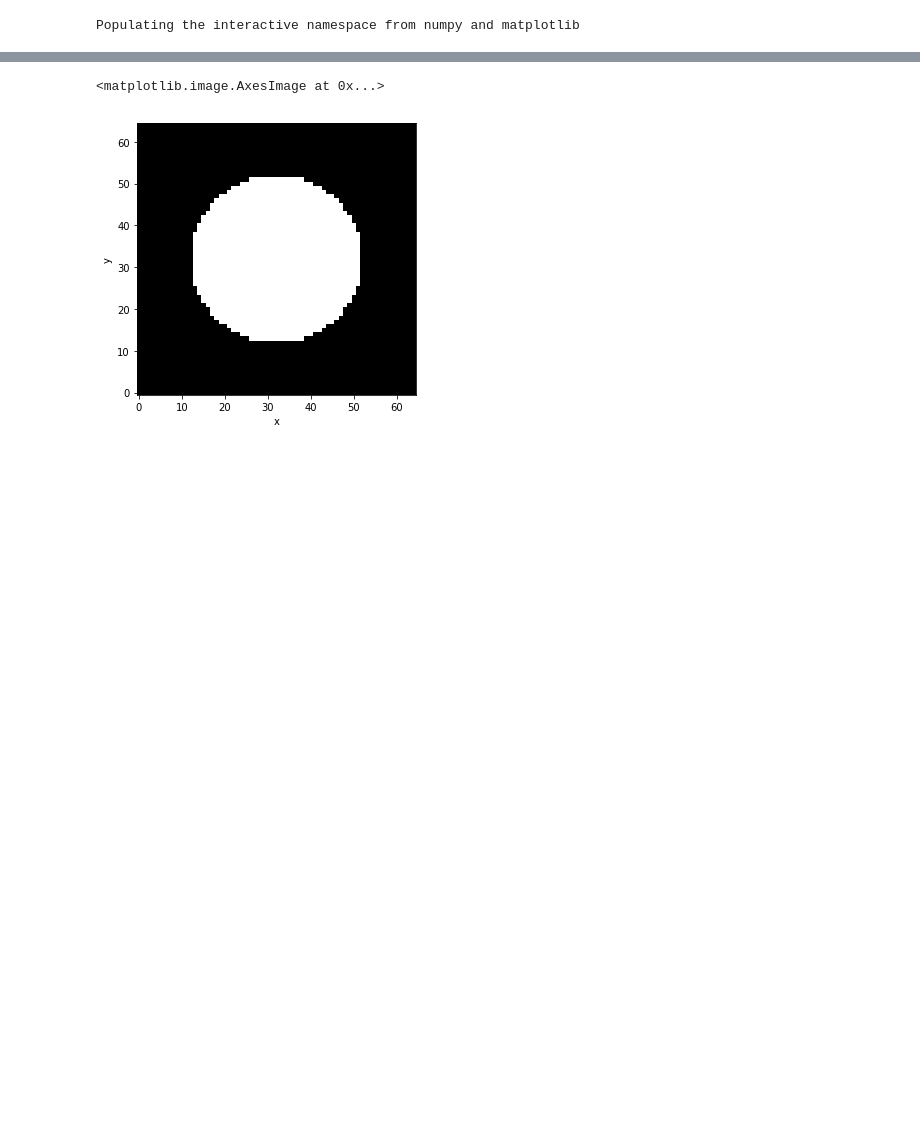
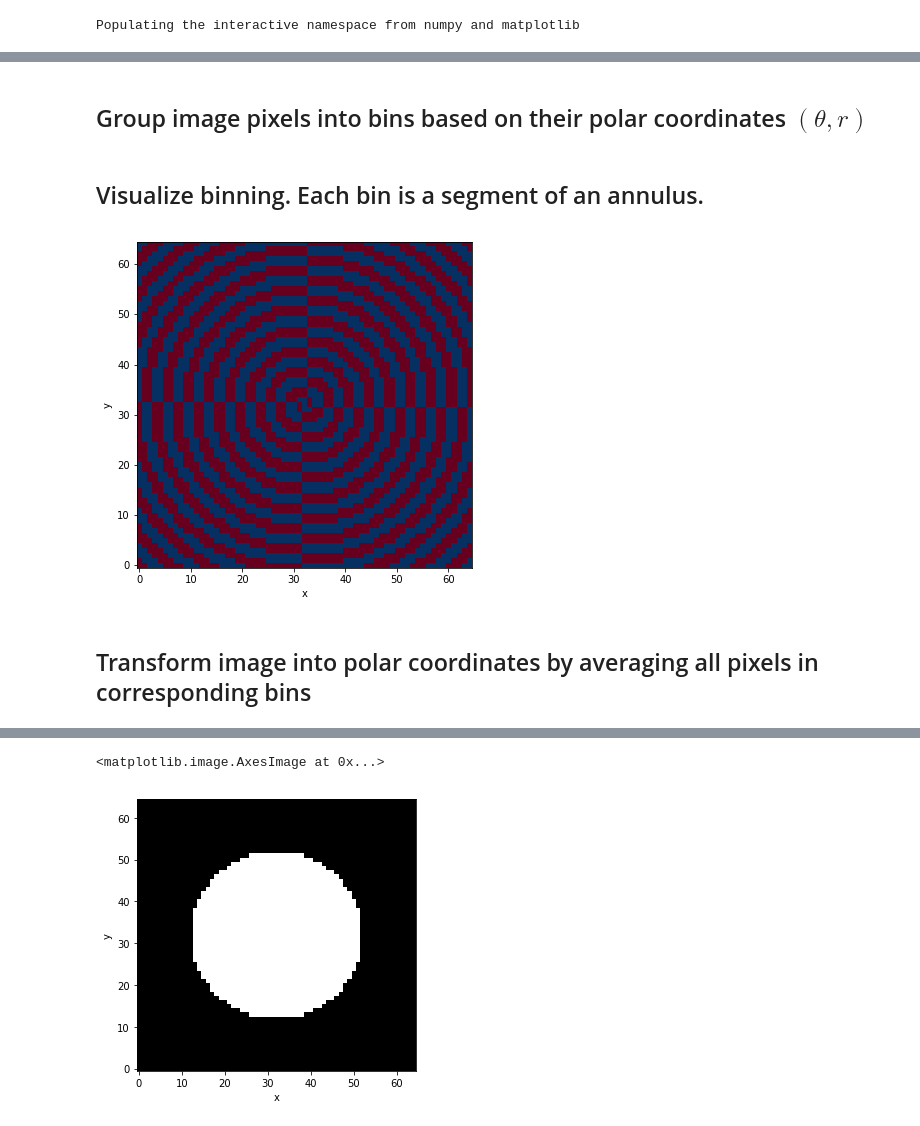
Before and after one commit to drkutuzov/image-to-polar, a Jupyter notebook: tutorial.ipynb, the cells around one changed output, grey strips where cells are left out. Drawn from its saved outputs; the diff is of its cells as text; code cells hidden in the pictures; blank space fills up the shorter version.

```diff
--- a/tutorial.ipynb
+++ b/tutorial.ipynb
@@ -9,0 +26,2 @@ imshow_kwg = {'size': 5, 'aspect': 1, 'cmap': 'afmhot', 'add_colorbar': 0}
+# %%
+cart_to_polar_mapping = trf.cart_to_polar_map(test_image1.x, test_image1.y, origin)
@@ -9,0 +39,12 @@ imshow_kwg = {'size': 5, 'aspect': 1, 'cmap': 'afmhot', 'add_colorbar': 0}
+# %% [markdown]
+## Group image pixels into bins based on their polar coordinates $(\theta, r)$
+# %%
+bins = trf.make_bins(cart_to_polar_mapping, theta=linspace(-pi, pi, 5), r=arange(0, 47, 2.))
+# %% [markdown]
+## Visualize binning. Each bin is a segment of an annulus.
+# %%
+trf.plot_bins(bins)
+# %% [output]
+[figure, added]
+# %% [markdown]
+## Transform image into polar coordinates by averaging all pixels in corresponding bins
```
Also changed, not shown: parts of 20 cells of this notebook, 1 other file.
